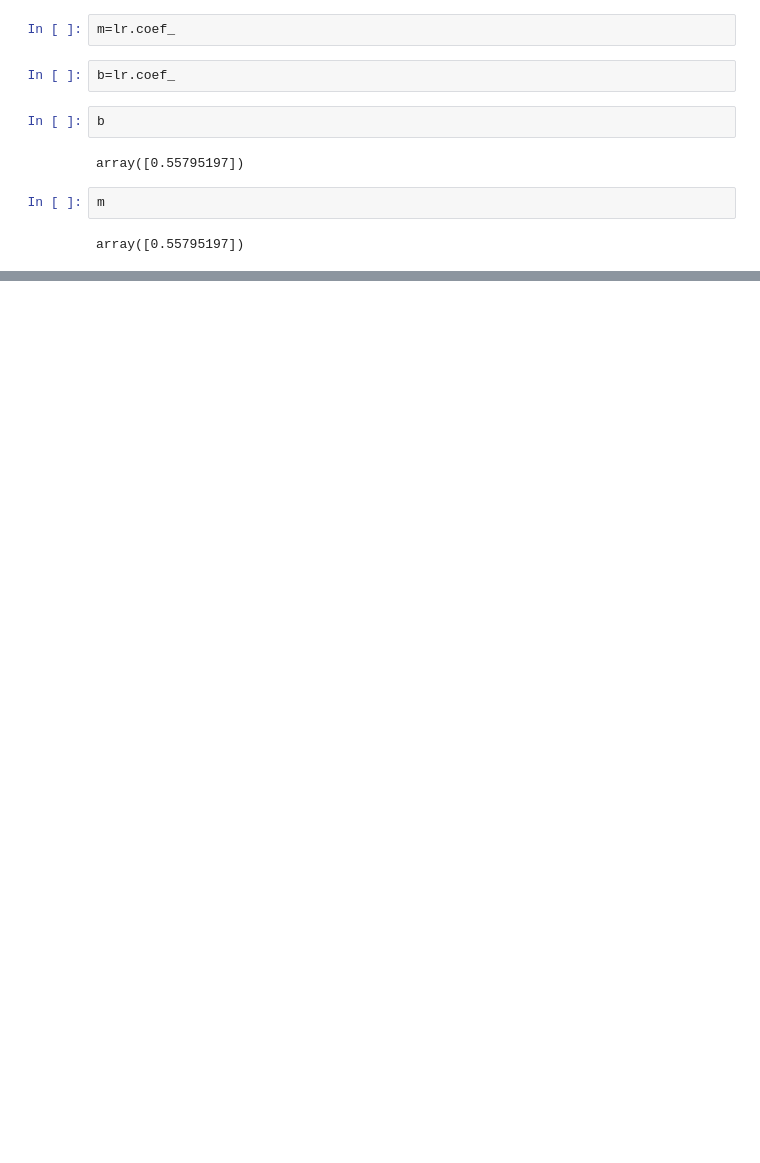
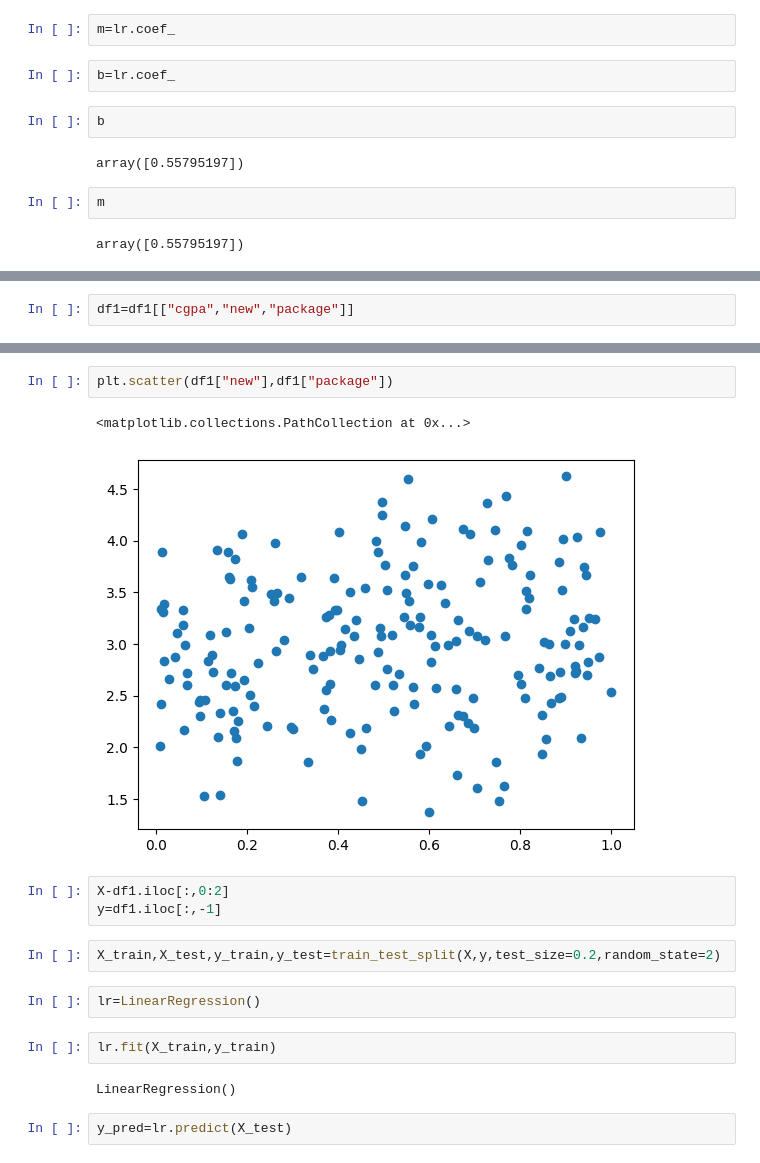
Before and after one commit to stoicsapien1/100-Days-Of-ML, a Jupyter notebook: DAY1/Simple Linear Regression.ipynb, the cells around one changed output, grey strips where cells are left out. Drawn from its saved outputs; the diff is of its cells as text; blank space fills up the shorter version.

```diff
--- a/DAY1/Simple Linear Regression.ipynb
+++ b/DAY1/Simple Linear Regression.ipynb
@@ -139,0 +219,2 @@ array([0.55795197])
+# %%
+df1=df1[["cgpa","new","package"]]
@@ -139,0 +237,18 @@ array([0.55795197])
+# %%
+plt.scatter(df1["new"],df1["package"])
+# %% [output]
+<matplotlib.collections.PathCollection at 0x...>
+[figure, added]
+# %%
+X-df1.iloc[:,0:2]
+y=df1.iloc[:,-1]
+# %%
+X_train,X_test,y_train,y_test=train_test_split(X,y,test_size=0.2,random_state=2)
+# %%
+lr=LinearRegression()
+# %%
+lr.fit(X_train,y_train)
+# %% [output]
+LinearRegression()
+# %%
+y_pred=lr.predict(X_test)
```
Also changed, not shown: parts of 19 cells of this notebook.
